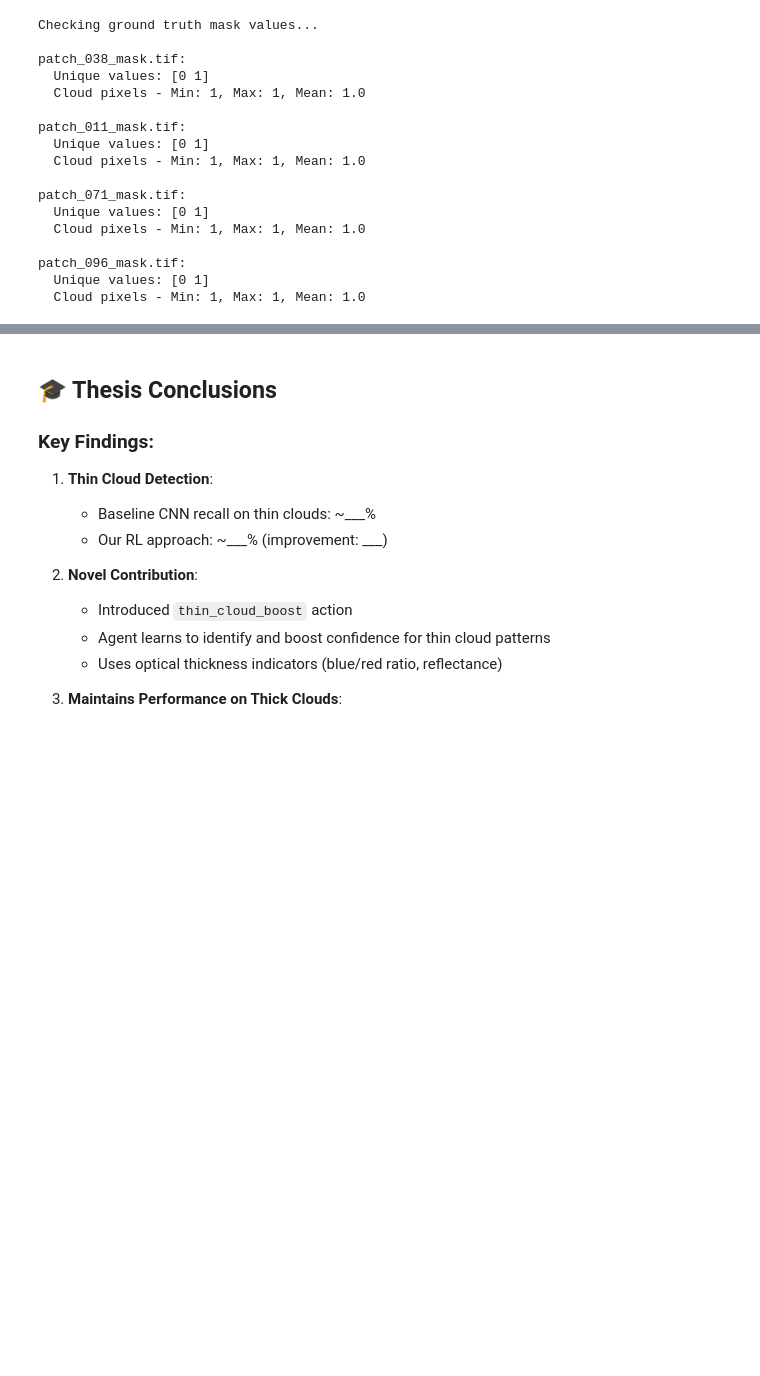
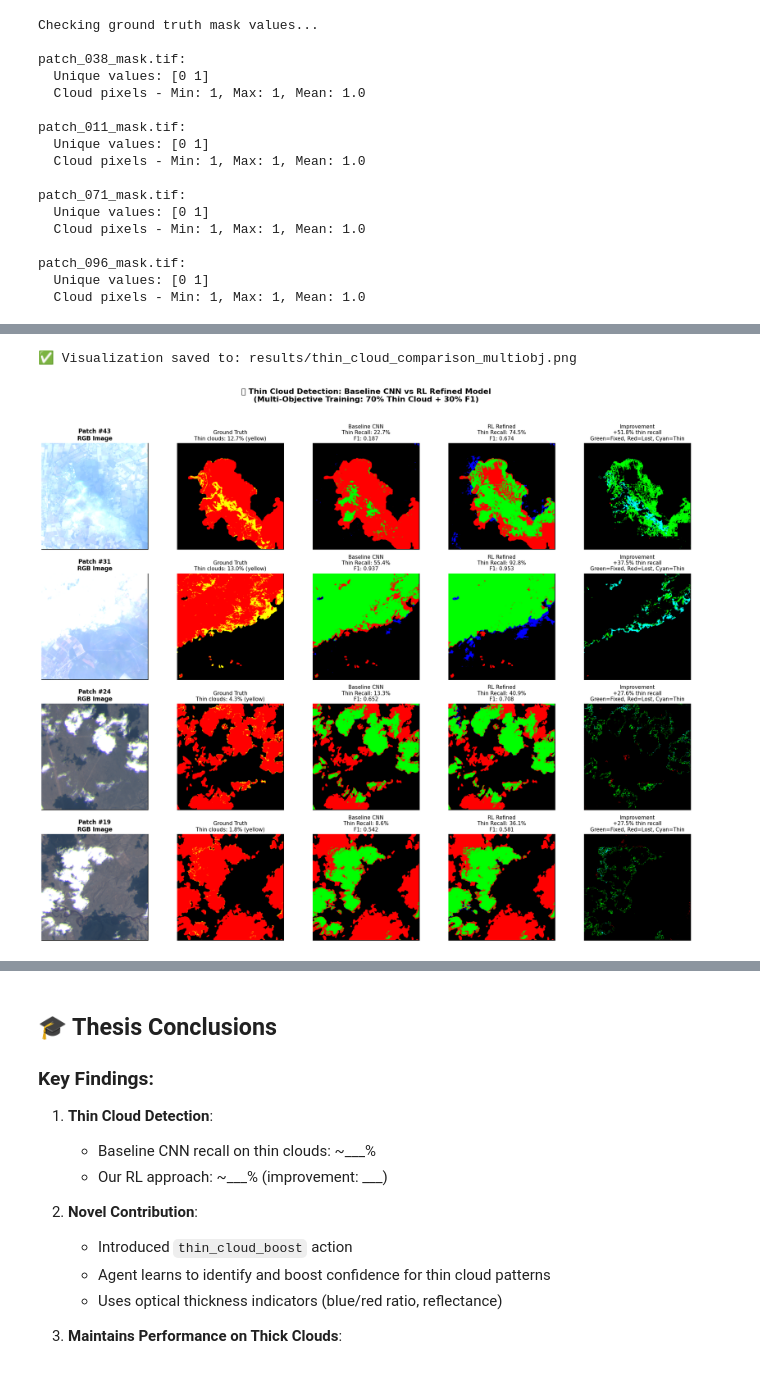
Before and after one commit to Usernamenisiya/thesis-cloud-rl, a Jupyter notebook: thin_cloud_detection.ipynb, the cells around one changed output, grey strips where cells are left out. Cells and saved outputs as stored; diff of their text form; code cells hidden in the pictures; blank space fills up the shorter version.

```diff
--- a/thin_cloud_detection.ipynb
+++ b/thin_cloud_detection.ipynb
@@ -787,0 +691,71 @@ Selected patches: Thin=2, Thick=5
+# %%
+# Create main comparison visualization
+fig, axes = plt.subplots(len(samples), 5, figsize=(20, 4*len(samples)))
+
+if len(samples) == 1:
+    axes = axes.reshape(1, -1)
+
+for row, sample in enumerate(samples):
+    # Column 1: RGB Image
+    axes[row, 0].imshow(get_rgb(sample['image']))
+    axes[row, 0].set_title(f'Patch #{sample["idx"]}\nRGB Image', fontsize=12, fontweight='bold')
+    axes[row, 0].axis('off')
+
+    # Column 2: Ground Truth with thin clouds highlighted
+    gt_display = np.zeros((*sample['gt'].shape, 3))
+    gt_display[:, :, 0] = sample['gt']  # All clouds in red
+    gt_display[:, :, 1] = sample['thin_mask']  # Thin clouds also in green (makes yellow)
+    axes[row, 1].imshow(gt_display)
+    thin_pct = sample['thin_mask'].sum() / max(sample['gt'].sum(), 1) * 100
+    axes[row, 1].set_title(f'Ground Truth\nThin clouds: {thin_pct:.1f}% (yellow)', fontsize=11)
+    axes[row, 1].axis('off')
+
+    # Column 3: Baseline CNN
+    baseline_overlay = np.zeros((*sample['gt'].shape, 3))
+    baseline_overlay[:, :, 1] = (sample['baseline'] == 1) & (sample['gt'] == 1)  # TP green
+    baseline_overlay[:, :, 0] = (sample['baseline'] == 0) & (sample['gt'] == 1)  # FN red
+    baseline_overlay[:, :, 2] = (sample['baseline'] == 1) & (sample['gt'] == 0)  # FP blue
+
+    axes[row, 2].imshow(baseline_overlay)
+    baseline_f1 = f1_score(sample['gt'].flatten(), sample['baseline'].flatten())
+    axes[row, 2].set_title(f'Baseline CNN\nThin Recall: {sample["baseline_recall"]*100:.1f}%\nF1: {baseline_f1:.3f}', fontsize=11)
+    axes[row, 2].axis('off')
+
+    # Column 4: RL Refined
+    rl_overlay = np.zeros((*sample['gt'].shape, 3))
+    rl_overlay[:, :, 1] = (sample['rl'] == 1) & (sample['gt'] == 1)  # TP green
+    rl_overlay[:, :, 0] = (sample['rl'] == 0) & (sample['gt'] == 1)  # FN red
+    rl_overlay[:, :, 2] = (sample['rl'] == 1) & (sample['gt'] == 0)  # FP blue
+
+    axes[row, 3].imshow(rl_overlay)
+    rl_f1 = f1_score(sample['gt'].flatten(), sample['rl'].flatten())
+    axes[row, 3].set_title(f'RL Refined\nThin Recall: {sample["rl_recall"]*100:.1f}%\nF1: {rl_f1:.3f}', fontsize=11)
+    axes[row, 3].axis('off')
+
+    # Column 5: Improvement visualization
+    improvement_vis = np.zeros((*sample['gt'].shape, 3))
+    # Green: RL fixed (baseline missed, RL caught)
+    improvement_vis[:, :, 1] = (sample['rl'] == 1) & (sample['baseline'] == 0) & (sample['gt'] == 1)
+    # Red: RL lost (baseline caught, RL missed)
+    improvement_vis[:, :, 0] = (sample['rl'] == 0) & (sample['baseline'] == 1) & (sample['gt'] == 1)
+    # Cyan: Thin clouds that RL improved
+    thin_improved = sample['thin_mask'] & (sample['rl'] == 1) & (sample['baseline'] == 0)
+    improvement_vis[:, :, 2] = thin_improved.astype(float)
+    improvement_vis[:, :, 1] = np.maximum(improvement_vis[:, :, 1], thin_improved.astype(float))
+
+    axes[row, 4].imshow(improvement_vis)
+    axes[row, 4].set_title(f'Improvement\n+{sample["improvement"]*100:.1f}% thin recall\nGreen=Fixed, Red=Lost, Cyan=Thin', fontsize=11)
+    axes[row, 4].axis('off')
+
+plt.suptitle('🚀 Thin Cloud Detection: Baseline CNN vs RL Refined Model\n(Multi-Objective Training: 70% Thin Cloud + 30% F1)',
+             fontsize=16, fontweight='bold', y=1.02)
+plt.tight_layout()
+
+# Save figure
+os.makedirs('results', exist_ok=True)
+plt.savefig('results/thin_cloud_comparison_multiobj.png', dpi=150, bbox_inches='tight')
+print("\n✅ Visualization saved to: results/thin_cloud_comparison_multiobj.png")
+plt.show()
+# %% [output]
+✅ Visualization saved to: results/thin_cloud_comparison_multiobj.png
+[figure, added]
```
Also changed, not shown: parts of 10 cells of this notebook.
